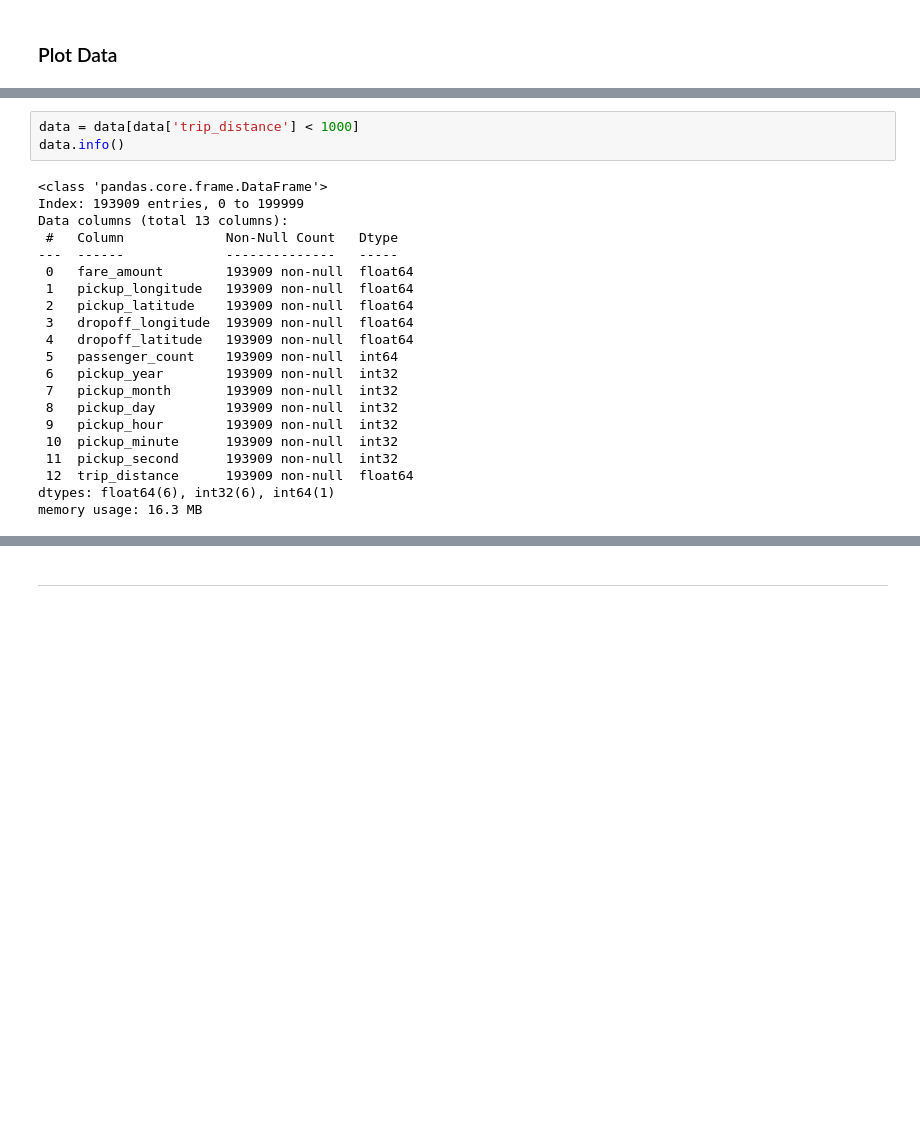
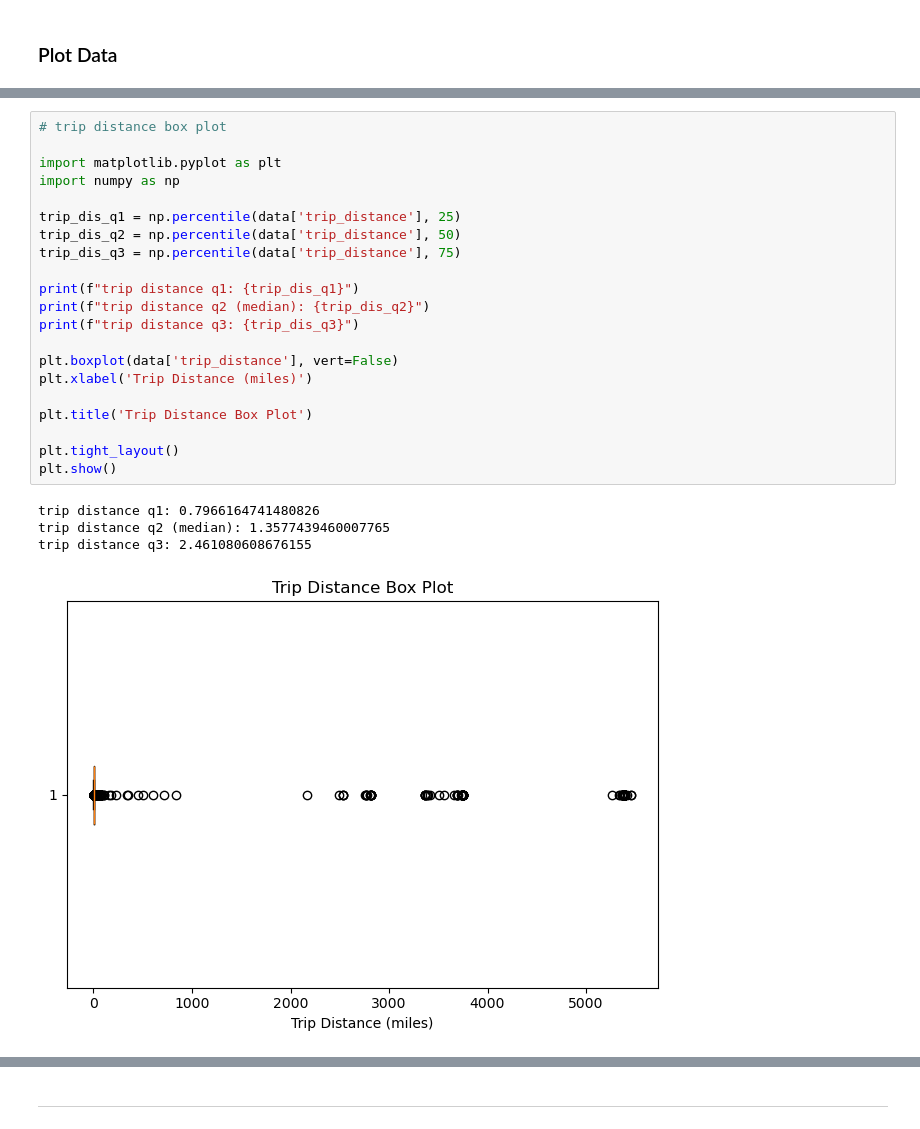
Before and after one commit to hilaryle/coen140-ml-project, a Jupyter notebook: ml-final-project.ipynb, the cells around one changed output, grey strips where cells are left out. Saved outputs shown, nothing was run; the diff lists cells and outputs as text; blank space fills up the shorter version.

```diff
--- a/ml-final-project.ipynb
+++ b/ml-final-project.ipynb
@@ -155,27 +159,29 @@ plt.tight_layout()
 plt.show()
 # %% [output]
 [figure]
-# %%
-data = data[data['trip_distance'] < 1000]
-data.info()
-# %% [output]
-<class 'pandas.core.frame.DataFrame'>
-Index: 193909 entries, 0 to 199999
-Data columns (total 13 columns):
- #   Column             Non-Null Count   Dtype
----  ------             --------------   -----
- 0   fare_amount        193909 non-null  float64
- 1   pickup_longitude   193909 non-null  float64
- 2   pickup_latitude    193909 non-null  float64
- 3   dropoff_longitude  193909 non-null  float64
- 4   dropoff_latitude   193909 non-null  float64
- 5   passenger_count    193909 non-null  int64
- 6   pickup_year        193909 non-null  int32
- 7   pickup_month       193909 non-null  int32
- 8   pickup_day         193909 non-null  int32
- 9   pickup_hour        193909 non-null  int32
- 10  pickup_minute      193909 non-null  int32
- 11  pickup_second      193909 non-null  int32
- 12  trip_distance      193909 non-null  float64
-dtypes: float64(6), int32(6), int64(1)
-memory usage: 16.3 MB
+# %%
+# trip distance box plot
+
+import matplotlib.pyplot as plt
+import numpy as np
+
+trip_dis_q1 = np.percentile(data['trip_distance'], 25)
+trip_dis_q2 = np.percentile(data['trip_distance'], 50)
+trip_dis_q3 = np.percentile(data['trip_distance'], 75)
+
+print(f"trip distance q1: {trip_dis_q1}")
+print(f"trip distance q2 (median): {trip_dis_q2}")
+print(f"trip distance q3: {trip_dis_q3}")
+
+plt.boxplot(data['trip_distance'], vert=False)
+plt.xlabel('Trip Distance (miles)')
+
+plt.title('Trip Distance Box Plot')
+
+plt.tight_layout()
+plt.show()
+# %% [output]
+trip distance q1: 0.7966164741480826
+trip distance q2 (median): 1.3577439460007765
+trip distance q3: 2.461080608676155
+[figure, added]
```
Also changed, not shown: parts of 108 cells of this notebook.
